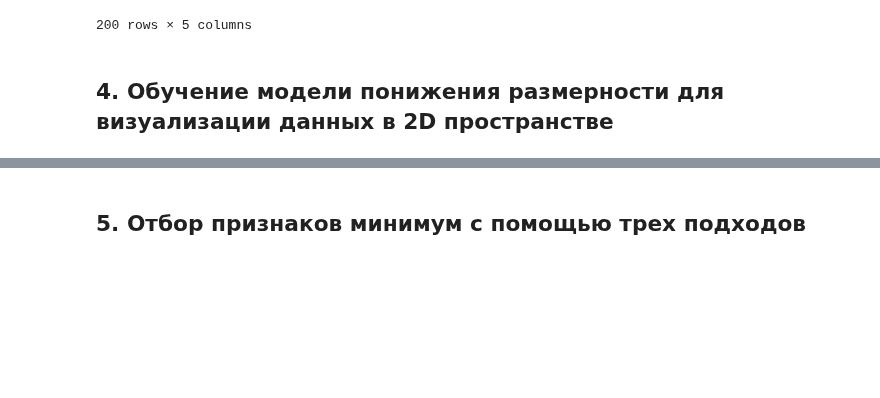
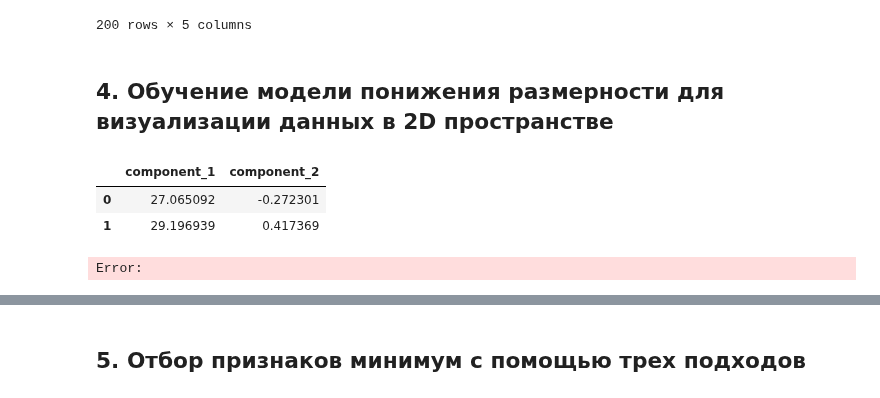
Before and after one commit to dnlygvtv/Python_for_Data_Science_HWs, a Jupyter notebook: HW/HW_13.ipynb, the cells around one changed output, grey strips where cells are left out. Cells and saved outputs as stored; diff of their text form; code cells hidden in the pictures; blank space fills up the shorter version.

```diff
--- a/HW/HW_13.ipynb
+++ b/HW/HW_13.ipynb
@@ -138,0 +159,8 @@ df_transform
+# %%
+dim_reducer2d, components_2d = reduce_dims(df_transform, dims=2, method='tsne')
+components_2d.head(2)
+# %% [output]
+|  | component_1 | component_2 |
+| 0 | 27.065092 | -0.272301 |
+| 1 | 29.196939 | 0.417369 |
+Error:
```
Also changed, not shown: parts of 5 cells of this notebook.
